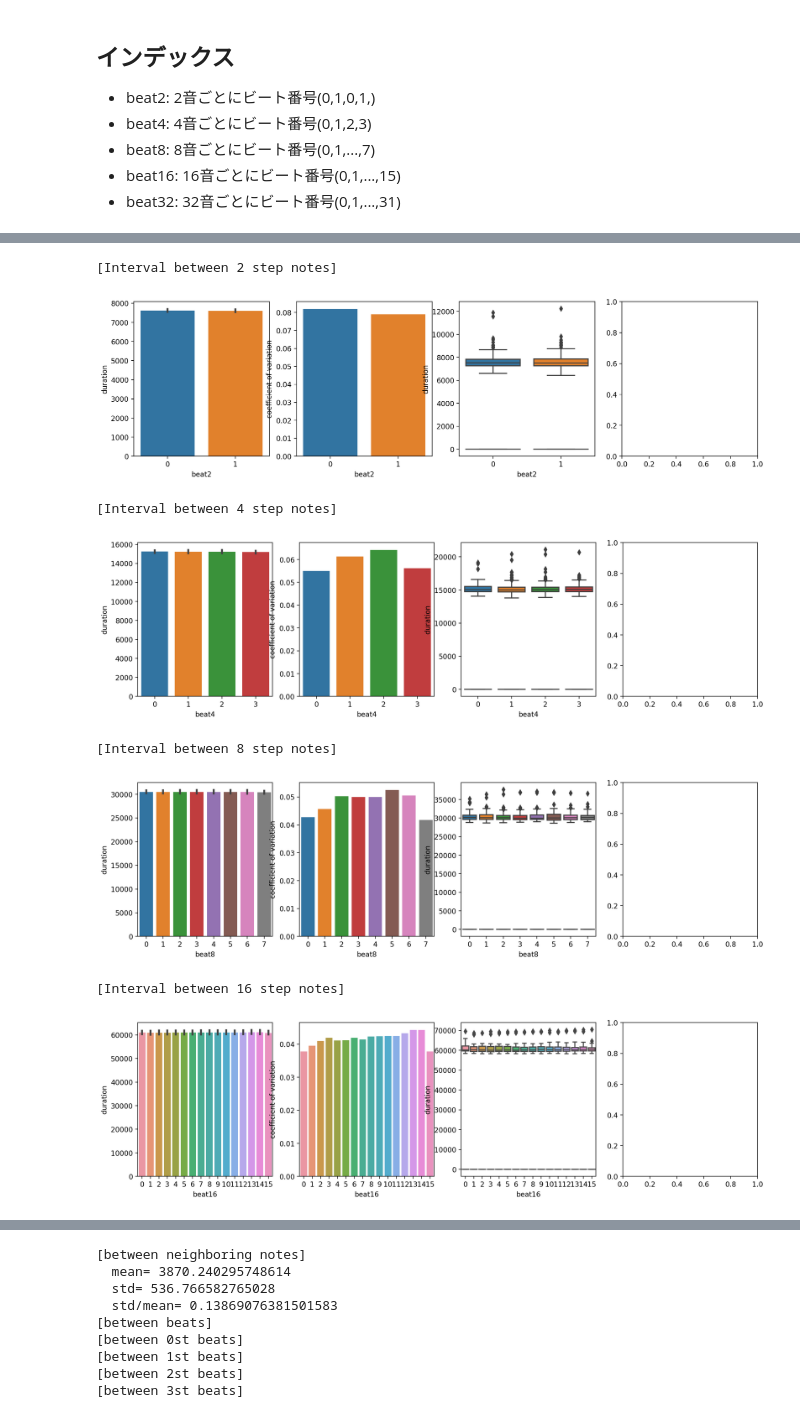
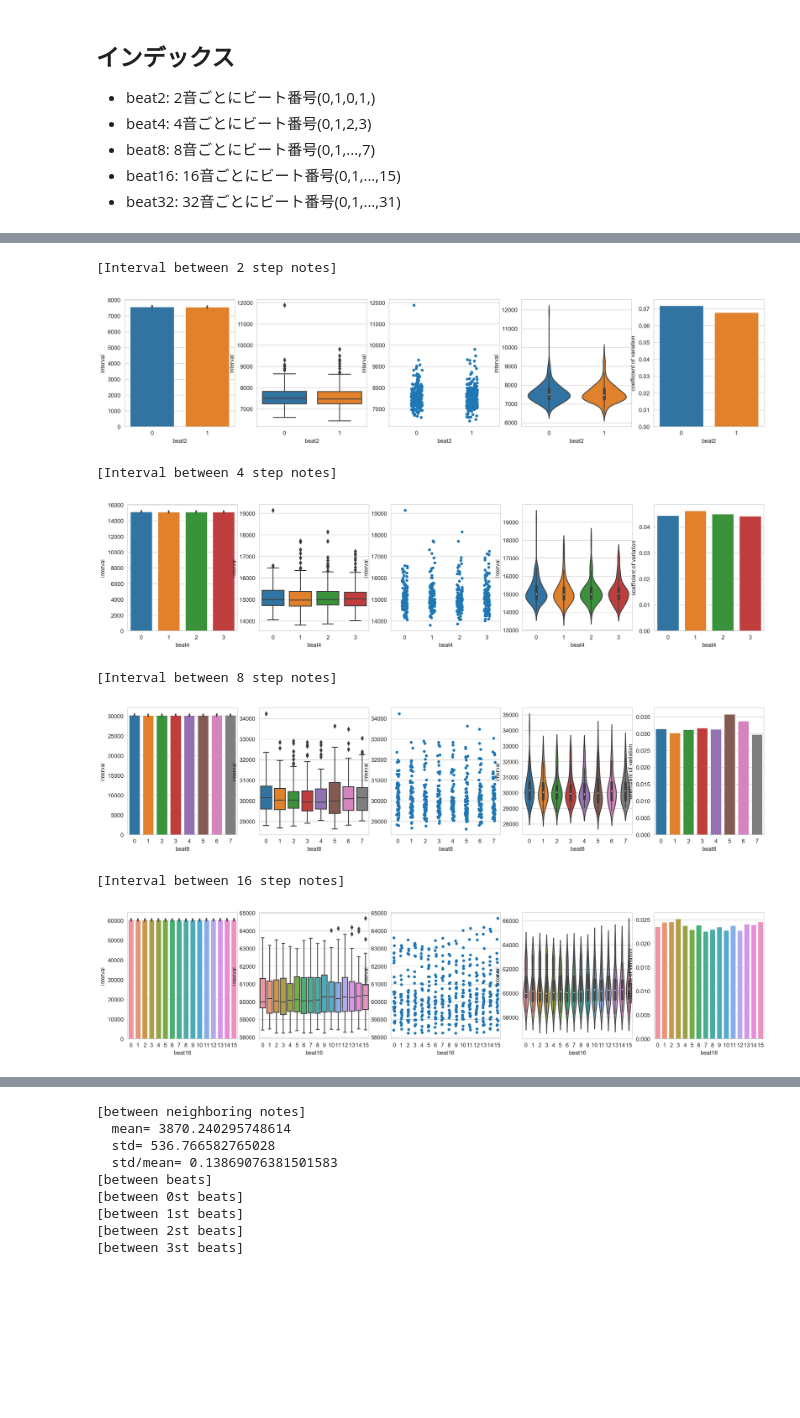
Before and after one commit to jnishii/midi-roll, a Jupyter notebook: midi_analysis.ipynb, the cells around one changed output, grey strips where cells are left out. Drawn from its saved outputs; the diff is of its cells as text; code cells hidden in the pictures; blank space fills up the shorter version.

```diff
--- a/midi_analysis.ipynb
+++ b/midi_analysis.ipynb
@@ -47,8 +49,13 @@ df.loc[ (df["type"] == "note_on") & (df["velocity"] == 0), 'type'] = 'note_off'
 # extract note_on
 note_on=df[df['type']=='note_on'][['time_counter','note','note_name','velocity']]
 
-#最後の5音は和音。その直前にトリルあり。最後の10音は削除
-note_on=note_on[:-10]
+#最後の5音は和音。その直前にトリルあり。最後の9音は削除必要
+#また，最後の2小節はritなので，削除
+#最後の小節の音数:5
+#最後から2番目の小節の音数:18
+#最後から3番目の小節までは音数:16
+
+note_on=note_on[:-55]
 
 #note_on=note_on.reindex(index=range(len(note_on)))
 display(note_on[:5])
@@ -99,7 +100,7 @@ intervals=[]
 for i in range(N):
     k=2**i
     tmp_duration=pd.DataFrame(note_on.time_counter.diff(k).shift(-k))
-    tmp_duration=tmp_duration.rename(columns={"time_counter":"duration"})
+    tmp_duration=tmp_duration.rename(columns={"time_counter":"interval"})
     tmp_duration=pd.concat([note_on,tmp_duration], axis=1)
     tmp_duration.index=range(len(tmp_duration))
     #display(tmp_duration)
@@ -150,40 +151,50 @@ def get_stats(df, verbose=False):
 # %%
 from matplotlib import pyplot as plt
 import seaborn as sns
 
 N=5
 for i in range(1,N):
     df=intervals[i]
     #display(df[:5])
 
     k=2**i
     print("[Interval between {} step notes]".format(k))
     means = np.empty(k)
     stds = np.empty(k)
     cov = np.empty(k)  # coefficient of variation (std/mean)
 
     for j in range(k):
         #print("  [between {}st beats]".format(j))
         df_tmp = df[df["beat"+str(k)] == j]
-        means[j], stds[j], cov[j] = get_stats(df_tmp["duration"], verbose=False)
+        means[j], stds[j], cov[j] = get_stats(df_tmp["interval"], verbose=False)
 
-    fig, ax = plt.subplots(nrows=1, ncols=4, figsize=(16, 4))
-    # sns.barplot(x=np.arange(4),y=means)
-    sns.barplot(data=df, x="beat"+str(k), y="duration", ax=ax[0])
-    sns.barplot(x=np.arange(k), y=cov, ax=ax[1])
-    ax[1].set_xlabel("beat"+str(k))
-    ax[1].set_ylabel("coefficient of variation")
+    fig, ax = plt.subplots(nrows=1, ncols=5, figsize=(20, 4))
 
-    sns.boxplot(data=df, x="beat"+str(k), y="duration", ax=ax[2])
-    sns.boxplot(x=np.arange(k), y=cov, ax=ax[2])
-    ax[2].set_xlabel("beat"+str(k))
+    beatname="beat"+str(k)
+    x=0; axi=ax[x]
+    sns.barplot(data=df, x=beatname, y="interval", ax=axi)
+
+    x+=1; axi=ax[x]
+    sns.boxplot(data=df, x=beatname, y="interval", ax=axi)
+
+    x+=1; axi=ax[x]
+    sns.stripplot(data=df, x=beatname, y="interval", ax=axi)
+
+    x+=1; axi=ax[x]
+    sns.violinplot(data=df, x=beatname, y="interval", ax=axi)
+
+    x+=1; axi=ax[x]
+    sns.barplot(x=np.arange(k), y=cov, ax=axi)
+    axi.set_xlabel(beatname)
+    axi.set_ylabel("coefficient of variation")
+
     plt.show()
 # %% [output]
 [Interval between 2 step notes]
-[figure, old version]
+[figure, new version]
 [Interval between 4 step notes]
-[figure, old version]
+[figure, new version]
 [Interval between 8 step notes]
-[figure, old version]
+[figure, new version]
 [Interval between 16 step notes]
-[figure, old version]
+[figure, new version]
```
Also changed, not shown: parts of 9 cells of this notebook.
